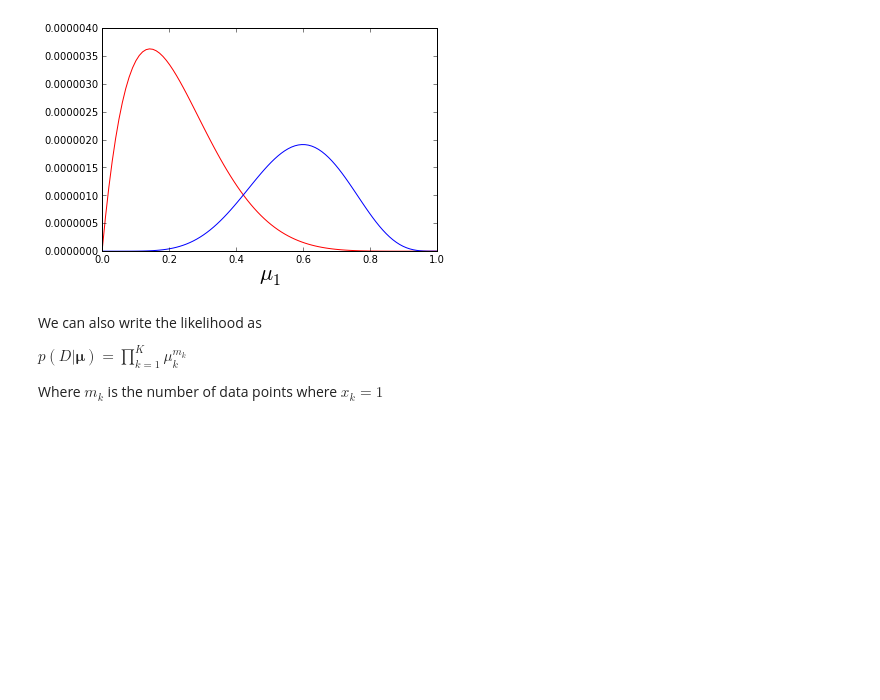
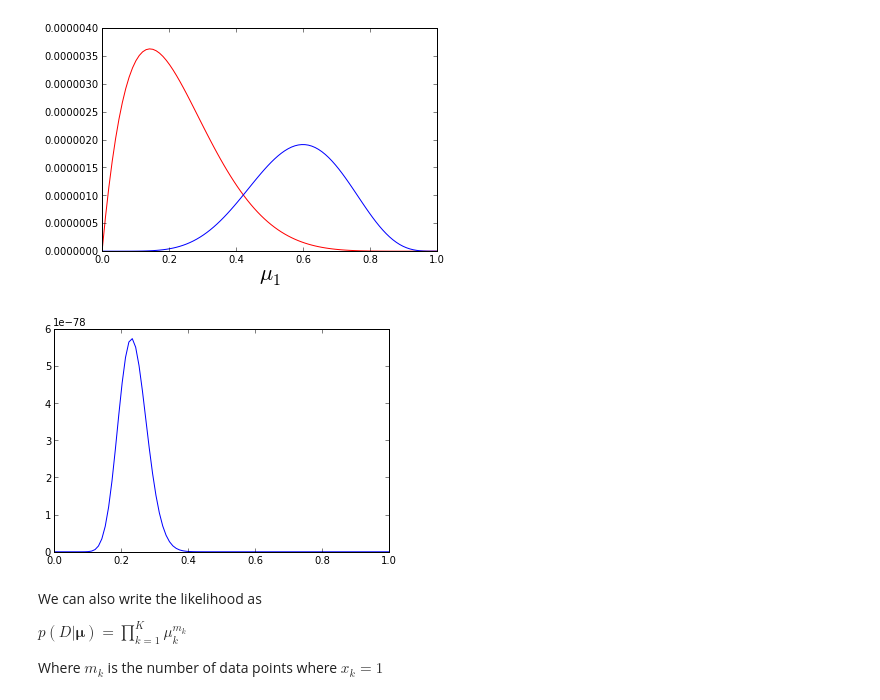
Before and after one commit to jamt9000/prml, a Jupyter notebook: 2.2-multinomial-variables.ipynb, the cells around one changed output. Drawn from its saved outputs; the diff is of its cells as text; code cells hidden in the pictures; blank space fills up the shorter version.

```diff
--- a/2.2-multinomial-variables.ipynb
+++ b/2.2-multinomial-variables.ipynb
@@ -49,11 +86,14 @@ def p(x, mu):
+# %%
+# Define our probability mass function
+Die.pmf = lambda self,x: prod(self.mu**x, axis=-1)
 # %% [markdown]
 Some examples with our weighted die
 # %%
 x1 = [1,0,0,0,0,0] # "roll a one"
 x2 = [0,1,0,0,0,0] # "roll a two"
 
-p1 = p(x1, mu)
-p2 = p(x2, mu)
+p1 = loadeddie.pmf(x1)
+p2 = loadeddie.pmf(x2)
 
 maths(r"p(\mathbf{x}=%s|\boldsymbol{\mu}) = %s" % (x1,p1))
 maths(r"p(\mathbf{x}=%s|\boldsymbol{\mu}) = %s" % (x2,p2))
@@ -91,8 +109,10 @@ def likelihood(data, mu):
+# %%
+Die.likelihood = lambda self, data: product(self.pmf(data))
+Die.loglikelihood = lambda self, data: sum(log(self.pmf(data)))
 # %% [markdown]
 Now given some observed dice rolls, we can plot how likely it is that the number one is weighted a certain way
 # %%
 def plot_likelihood_1(r, *a, **kw):
-    rolls = one_of(6,r)
     prob_roll_1 = linspace(0,1,100)
     ps = []
 
@@ -102,18 +122,23 @@ def plot_likelihood_1(r, *a, **kw):
         # among the other 5 numbers
         mus = (ones(6) * (1-p1))/5.
         mus[0] = p1
-        ps.append(likelihood(rolls,mus))
+        ps.append(Die(mus).likelihood(r))
 
     plot(prob_roll_1, ps, *a, **kw)
 
-# Plot some data (where "0" means rolling a one)
-plot_likelihood_1([0,2,1,5,3,1,1], 'red')
-plot_likelihood_1([1,0,1,2,0,1,0,0,0,0], 'blue')
+# Plot some arbitrary data (where "0" means rolling a one)
+plot_likelihood_1(one_of(6,[0,2,1,5,3,1,1]), 'red')
+plot_likelihood_1(one_of(6,[1,0,1,2,0,1,0,0,0,0]), 'blue')
 
 xlabel(r"$\mu_1$", size=22)
 # %% [output]
 <matplotlib.text.Text at 0x...>
 [figure]
+# %%
+# Using some samples from our loaded die
+plot_likelihood_1(loadeddie.roll(100))
+# %% [output]
+[figure, added]
 # %% [markdown]
 We can also write the likelihood as
 
```
Also changed, not shown: parts of 21 cells of this notebook, 1 other file.
